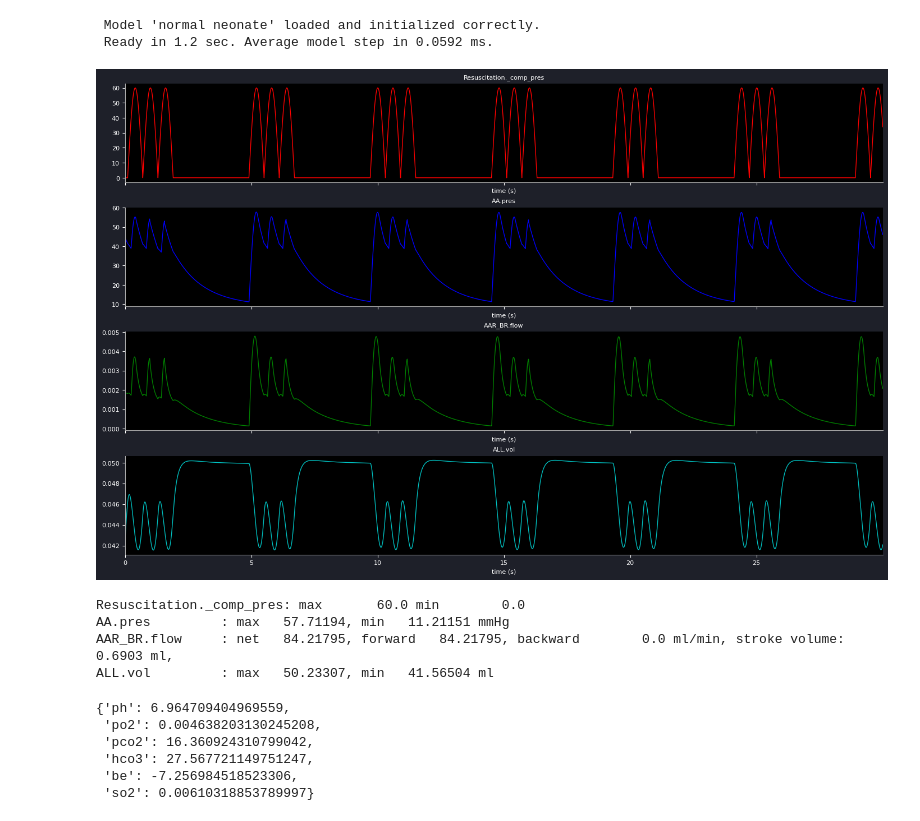
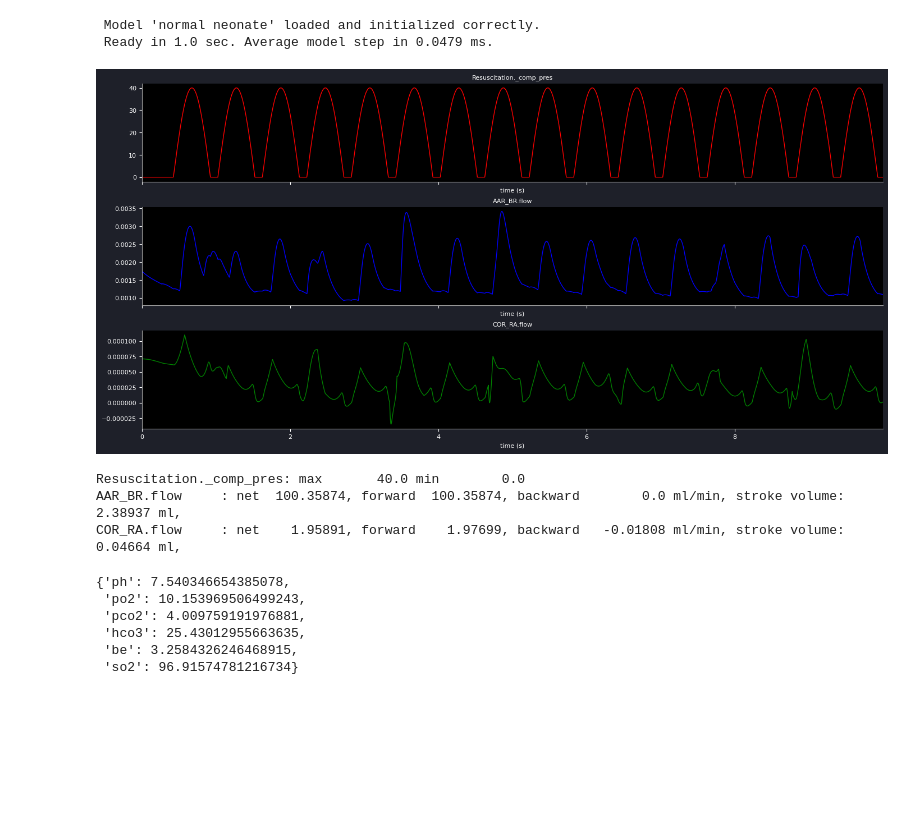
Before and after one commit to Dobutamine/explain-python, a Jupyter notebook: tutorial.ipynb, the cells around one changed output. Cells and saved outputs as stored; diff of their text form; code cells hidden in the pictures; blank space fills up the shorter version.

```diff
--- a/tutorial.ipynb
+++ b/tutorial.ipynb
@@ -17,10 +17,10 @@ from custom_interfaces.NeoInterface import NeoInterface
 neo = NeoInterface(model)
 
 # enable or disable the physiological submodels which can be enabled or disabled.
-neo.ans(True)
+neo.ans(False)
 neo.breathing(True)
 neo.metabolism(True)
-neo.mob(True)
+neo.mob(False)
 
 # enable or disable the extra-corporeal models
 neo.placenta(False)
@@ -33,39 +33,39 @@ neo.resuscitation(True)
 neo.calculate(10)
 # %% [output]
  Model 'normal neonate' loaded and initialized correctly.
- Ready in 1.2 sec. Average model step in 0.0592 ms.
+ Ready in 1.0 sec. Average model step in 0.0479 ms.
 # %%
 models["Resuscitation"].start_cpr()
+models["Resuscitation"].set_heartrate(45)
 models["Resuscitation"].vent_pres = 4.0
 models["Resuscitation"].compressions = 3.0
 models["Resuscitation"].ventilations = 1.0
 models["Resuscitation"].vent_freq = 30.0
-models["Resuscitation"].comp_freq = 10.0
-models["Resuscitation"].vent_pres = 0.0
-models["Resuscitation"].chest_comp_pres = 60.0
-models["Resuscitation"].async_ventilation = False
+models["Resuscitation"].chest_comp_freq = 100.0
+models["Resuscitation"].chest_comp_pres = 40.0
+models["Resuscitation"].chest_comp_time = 0.5
+models["Resuscitation"].async_ventilation = True
 neo.plot_time_graph(
-    ["Resuscitation._comp_pres", "AA.pres", "AAR_BR.flow", "ALL.vol"],
+    ["Resuscitation._comp_pres", "AAR_BR.flow","COR_RA.flow"],
     combined=False,
     sharey=False,
     sampleinterval=0.0005,
     fill=False,
-    time_to_calculate=30,
+    time_to_calculate=10,
 )
 # %% [output]
-[figure, old version]
+[figure, new version]
-Resuscitation._comp_pres: max       60.0 min        0.0
-AA.pres         : max   57.71194, min   11.21151 mmHg
-AAR_BR.flow     : net   84.21795, forward   84.21795, backward        0.0 ml/min, stroke volume:     0.6903 ml,
-ALL.vol         : max   50.23307, min   41.56504 ml
+Resuscitation._comp_pres: max       40.0 min        0.0
+AAR_BR.flow     : net  100.35874, forward  100.35874, backward        0.0 ml/min, stroke volume:    2.38937 ml,
+COR_RA.flow     : net    1.95891, forward    1.97699, backward   -0.01808 ml/min, stroke volume:    0.04664 ml,
 # %%
-neo.get_bloodgas("COR")
+neo.get_bloodgas("AA")
 # %% [output]
-{'ph': 6.964709404969559,
- 'po2': 0.004638203130245208,
- 'pco2': 16.360924310799042,
- 'hco3': 27.567721149751247,
- 'be': -7.256984518523306,
- 'so2': 0.00610318853789997}
+{'ph': 7.540346654385078,
+ 'po2': 10.153969506499243,
+ 'pco2': 4.009759191976881,
+ 'hco3': 25.43012955663635,
+ 'be': 3.2584326246468915,
+ 'so2': 96.91574781216734}
 # %%
 neo.fast_forward(120)
```
Also changed, not shown: parts of 1 cell of this notebook, 2 other files.
